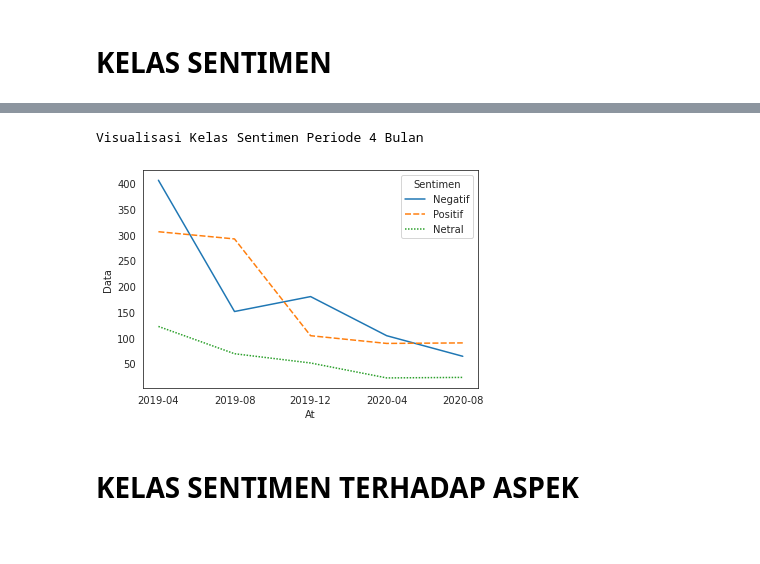
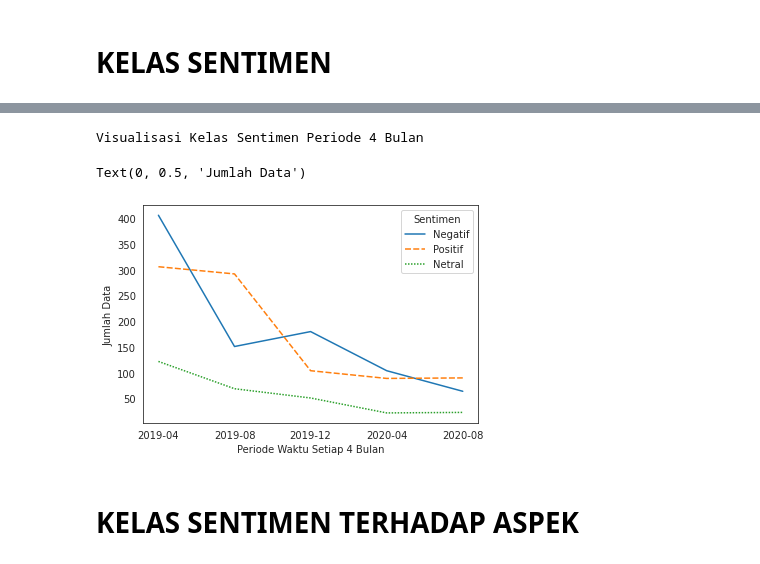
Before and after one commit to ristacp10/Analisis-Sentimen-Berbasis-Aspek-Pada-Aplikasi-Soco-Menggunakan-Bidirectional-Long-Short-Term-Memory, a Jupyter notebook: Visualisasi_Kelas_Sentimen_dan_Aspek_Periode_4_Bulan.ipynb, the cells around one changed output, grey strips where cells are left out. Drawn from its saved outputs; the diff is of its cells as text; code cells hidden in the pictures.

```diff
--- a/Visualisasi_Kelas_Sentimen_dan_Aspek_Periode_4_Bulan.ipynb
+++ b/Visualisasi_Kelas_Sentimen_dan_Aspek_Periode_4_Bulan.ipynb
@@ -58,10 +60,13 @@ print(datesen_counts)
 # %%
 import seaborn as sns
 print("Visualisasi Kelas Sentimen Periode 4 Bulan")
 p = sns.lineplot(x="At", y ="Data", hue="Sentimen", style="Sentimen", data = datesen_counts)
+p.set_xlabel("Periode Waktu Setiap 4 Bulan")
+p.set_ylabel("Jumlah Data")
 # %% [output]
 Visualisasi Kelas Sentimen Periode 4 Bulan
+Text(0, 0.5, 'Jumlah Data')
-[figure, old version]
+[figure, new version]
 # %% [markdown]
 # **KELAS SENTIMEN TERHADAP ASPEK**
 # %% [markdown]
```
Also changed, not shown: parts of 5 cells of this notebook.
